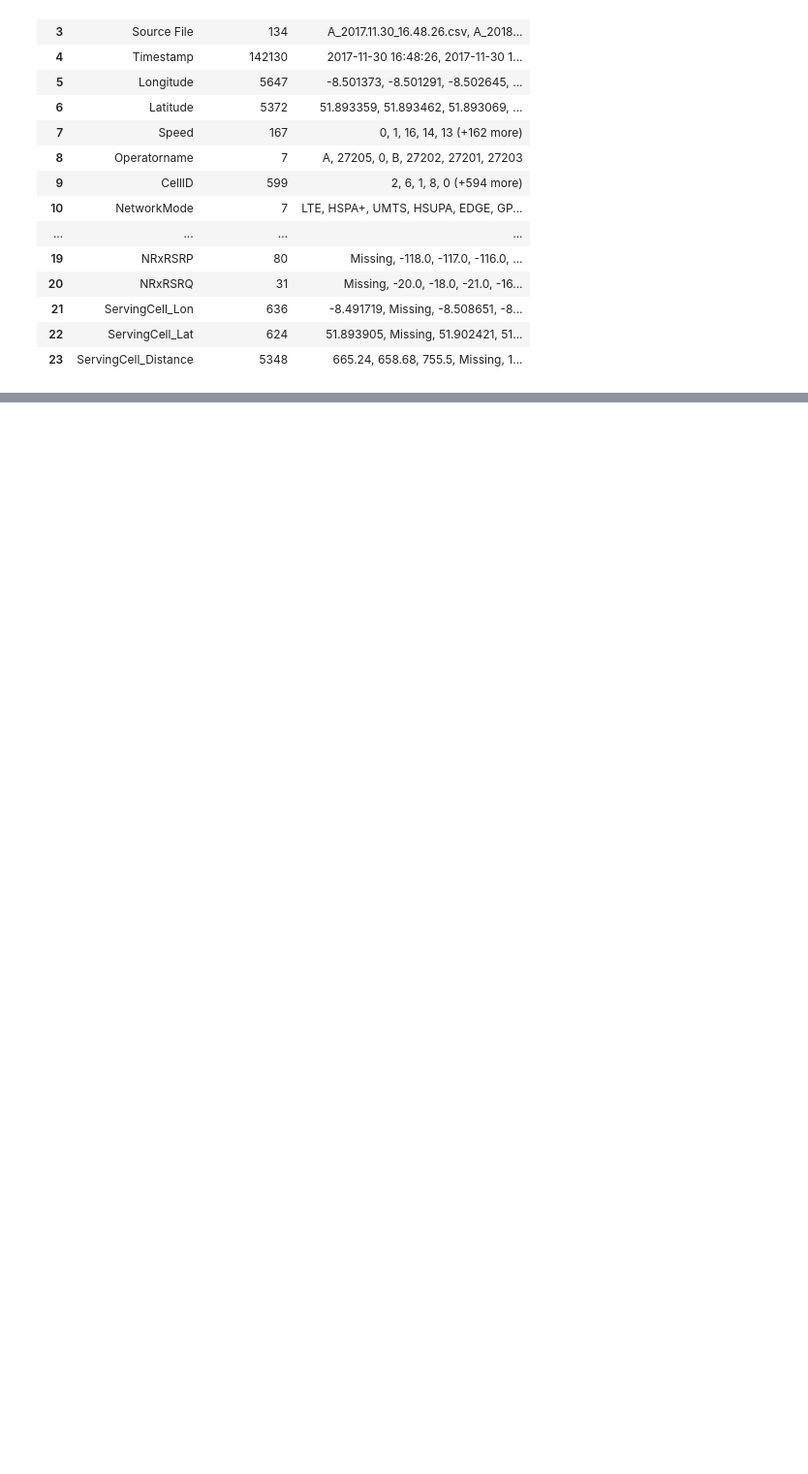
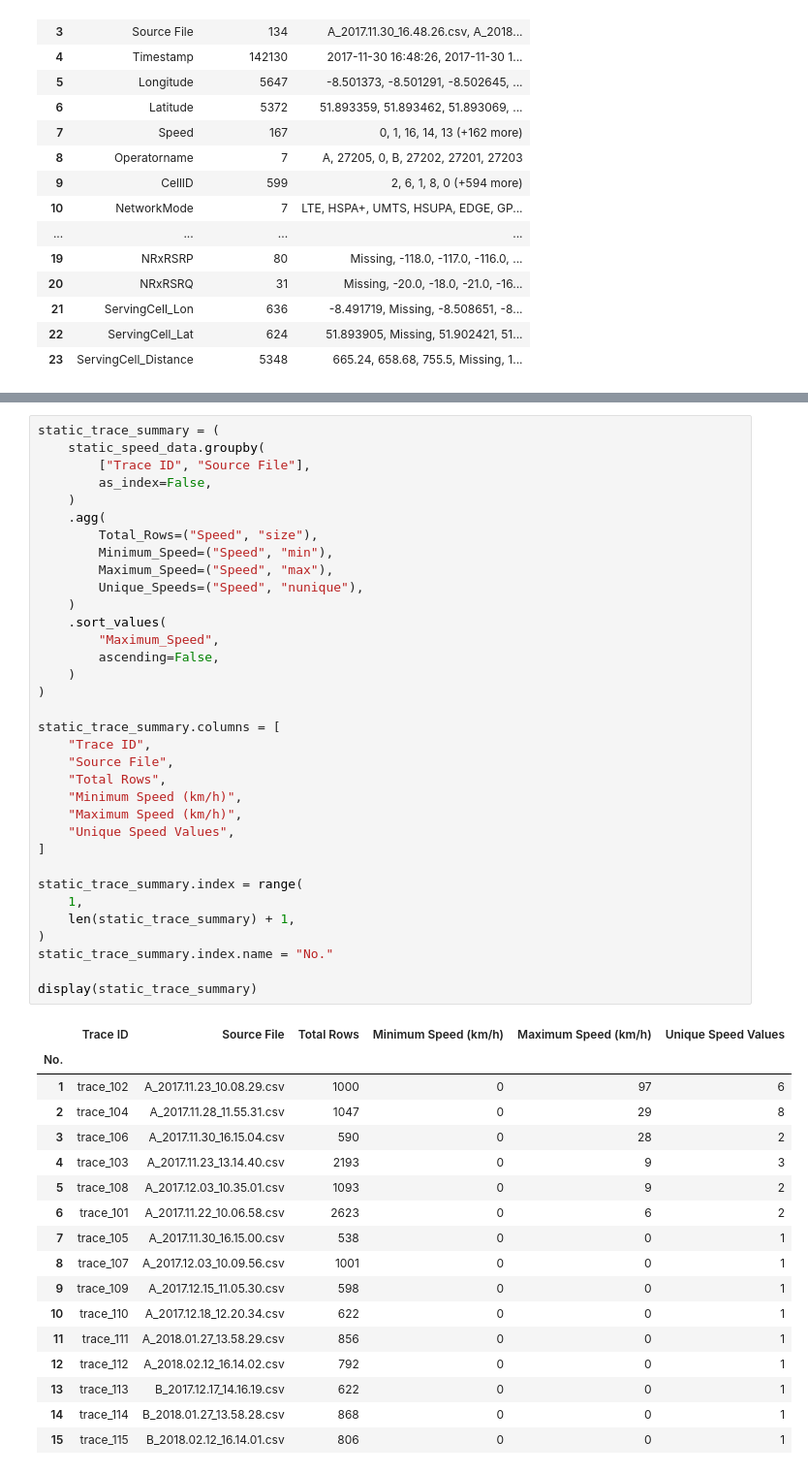
Before and after one commit to Zendin110206/4g-lte-throughput-prediction, a Jupyter notebook: notebooks/01_lte_throughput_analysis.ipynb, the cells around one changed output, grey strips where cells are left out. Shown at 97% size. Saved outputs shown, nothing was run; the diff lists cells and outputs as text; blank space fills up the shorter version.

```diff
--- a/notebooks/01_lte_throughput_analysis.ipynb
+++ b/notebooks/01_lte_throughput_analysis.ipynb
@@ -1073,0 +2044,52 @@ The prepared data contains no remaining `-` placeholders or exact duplicate rows
+# %%
+static_trace_summary = (
+    static_speed_data.groupby(
+        ["Trace ID", "Source File"],
+        as_index=False,
+    )
+    .agg(
+        Total_Rows=("Speed", "size"),
+        Minimum_Speed=("Speed", "min"),
+        Maximum_Speed=("Speed", "max"),
+        Unique_Speeds=("Speed", "nunique"),
+    )
+    .sort_values(
+        "Maximum_Speed",
+        ascending=False,
+    )
+)
+
+static_trace_summary.columns = [
+    "Trace ID",
+    "Source File",
+    "Total Rows",
+    "Minimum Speed (km/h)",
+    "Maximum Speed (km/h)",
+    "Unique Speed Values",
+]
+
+static_trace_summary.index = range(
+    1,
+    len(static_trace_summary) + 1,
+)
+static_trace_summary.index.name = "No."
+
+display(static_trace_summary)
+# %% [output]
+|  | Trace ID | Source File | Total Rows | Minimum Speed (km/h) | Maximum Speed (km/h) | Unique Speed Values |
+| No. |  |  |  |  |  |  |
+| 1 | trace_102 | A_2017.11.23_10.08.29.csv | 1000 | 0 | 97 | 6 |
+| 2 | trace_104 | A_2017.11.28_11.55.31.csv | 1047 | 0 | 29 | 8 |
+| 3 | trace_106 | A_2017.11.30_16.15.04.csv | 590 | 0 | 28 | 2 |
+| 4 | trace_103 | A_2017.11.23_13.14.40.csv | 2193 | 0 | 9 | 3 |
+| 5 | trace_108 | A_2017.12.03_10.35.01.csv | 1093 | 0 | 9 | 2 |
+| 6 | trace_101 | A_2017.11.22_10.06.58.csv | 2623 | 0 | 6 | 2 |
+| 7 | trace_105 | A_2017.11.30_16.15.00.csv | 538 | 0 | 0 | 1 |
+| 8 | trace_107 | A_2017.12.03_10.09.56.csv | 1001 | 0 | 0 | 1 |
+| 9 | trace_109 | A_2017.12.15_11.05.30.csv | 598 | 0 | 0 | 1 |
+| 10 | trace_110 | A_2017.12.18_12.20.34.csv | 622 | 0 | 0 | 1 |
+| 11 | trace_111 | A_2018.01.27_13.58.29.csv | 856 | 0 | 0 | 1 |
+| 12 | trace_112 | A_2018.02.12_16.14.02.csv | 792 | 0 | 0 | 1 |
+| 13 | trace_113 | B_2017.12.17_14.16.19.csv | 622 | 0 | 0 | 1 |
+| 14 | trace_114 | B_2018.01.27_13.58.28.csv | 868 | 0 | 0 | 1 |
+| 15 | trace_115 | B_2018.02.12_16.14.01.csv | 806 | 0 | 0 | 1 |
```
Also changed, not shown: parts of 28 cells of this notebook, 2 other files.
